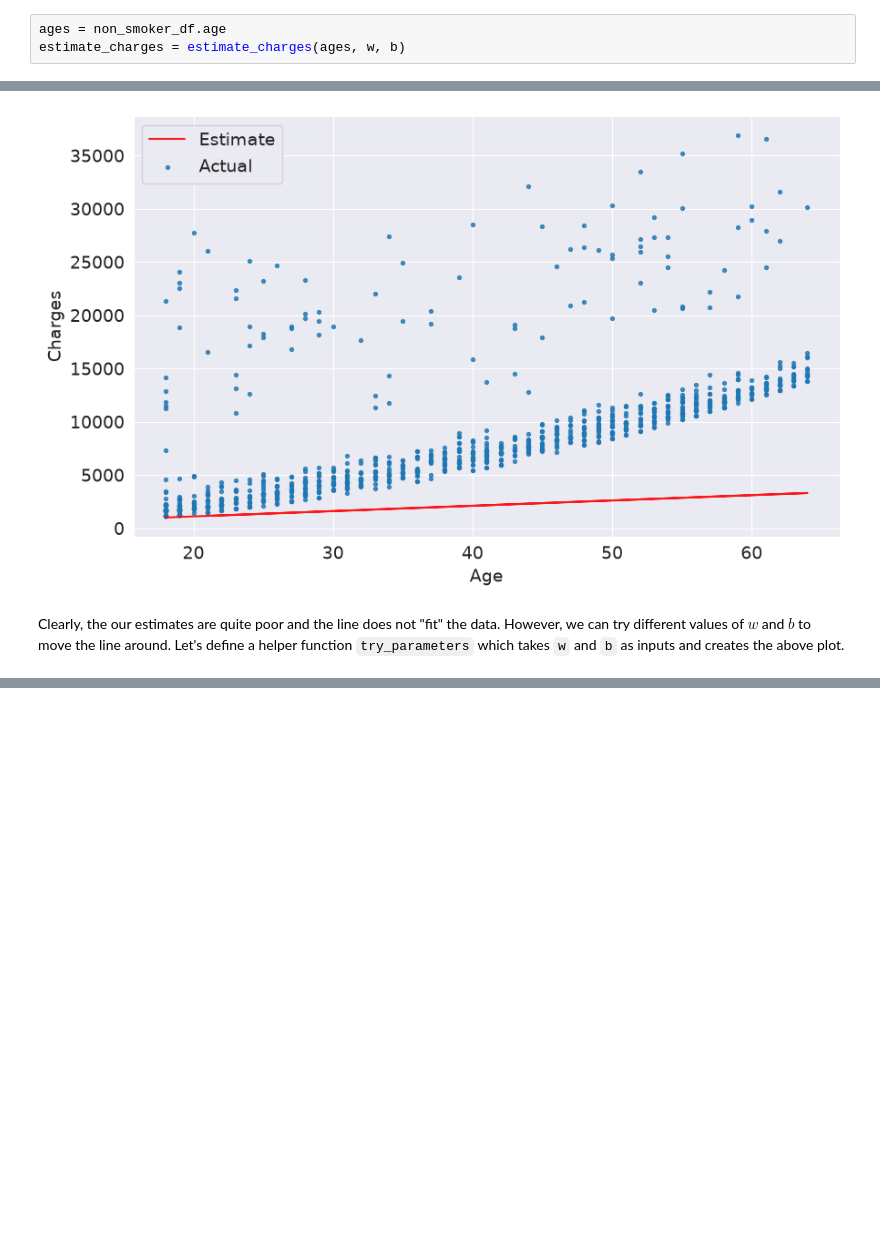
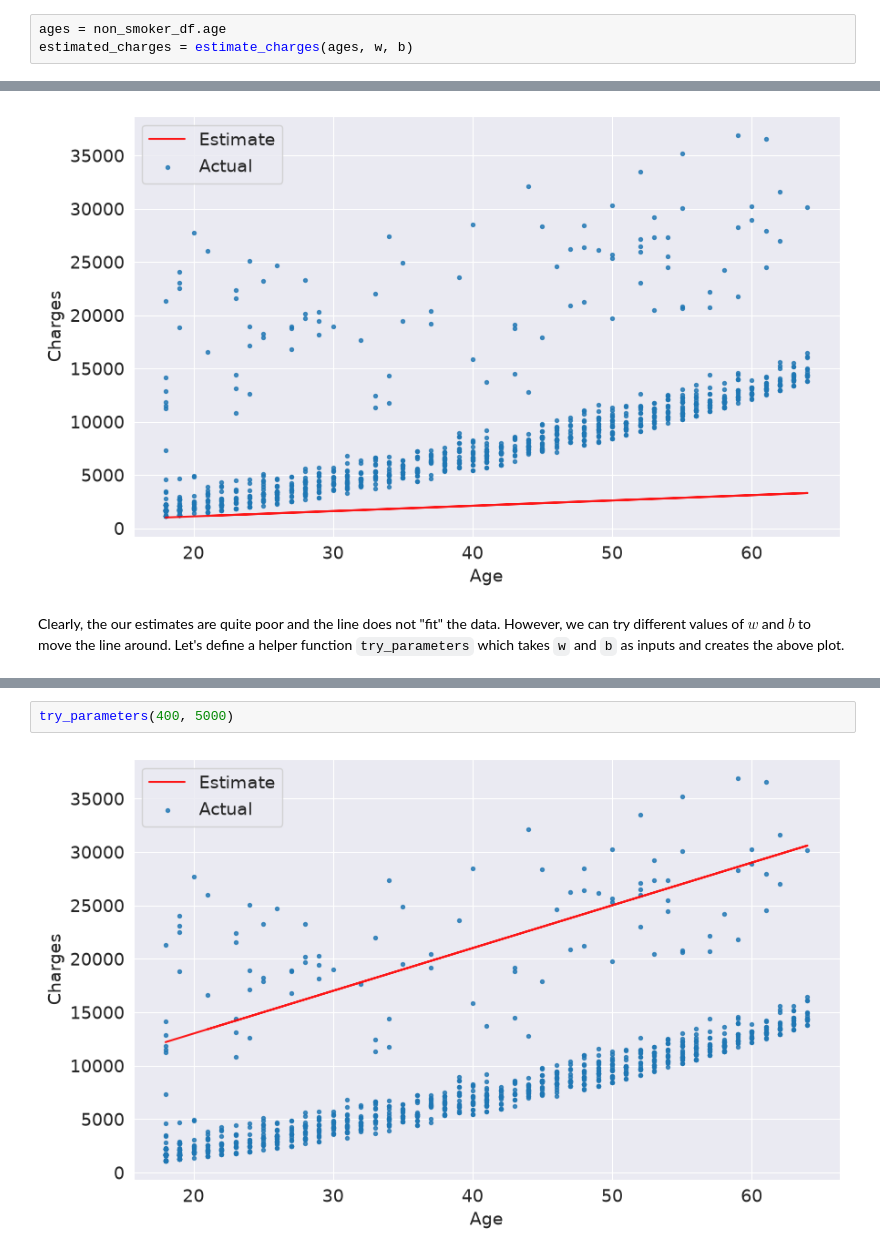
Before and after one commit to ohigginsrodriguez-cloud/Machine-Learning_Course, a Jupyter notebook: Linear-Regression/Medical-Expenses/Model_Single_Feature.ipynb, the cells around one changed output, grey strips where cells are left out. Cells and saved outputs as stored; diff of their text form; blank space fills up the shorter version.

```diff
--- a/Linear-Regression/Medical-Expenses/Model_Single_Feature.ipynb
+++ b/Linear-Regression/Medical-Expenses/Model_Single_Feature.ipynb
@@ -59,6 +119,6 @@ b = 100
 # %%
 ages = non_smoker_df.age
-estimate_charges = estimate_charges(ages, w, b)
+estimated_charges = estimate_charges(ages, w, b)
 # %% [markdown]
 We can plot the estimated charges using a line graph.
 # %%
@@ -102,0 +173,4 @@ UnboundLocalError: cannot access local variable 'estimate_charges' where it is n
+# %%
+try_parameters(400, 5000)
+# %% [output]
+[figure, added]
```
Also changed, not shown: parts of 10 cells of this notebook.
